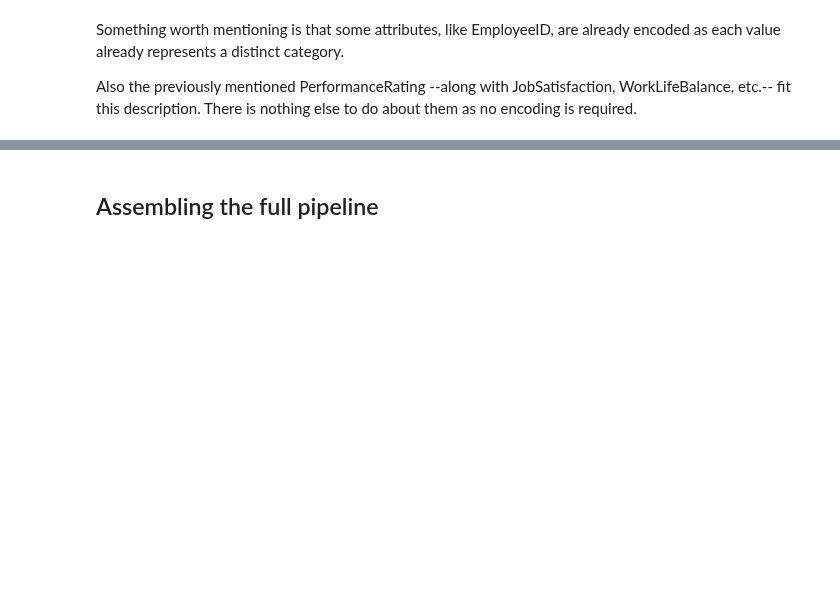
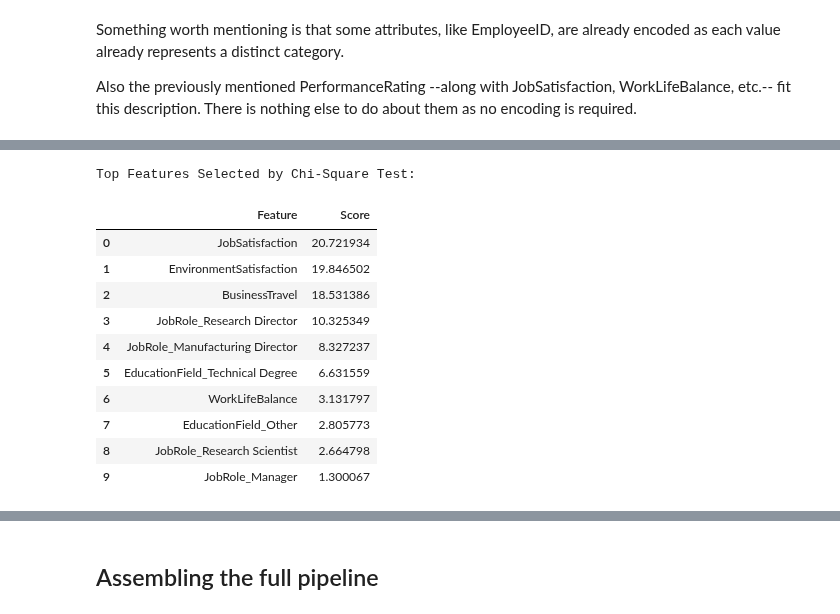
Before and after one commit to equisdel/INDIAI, a Jupyter notebook: test.ipynb, the cells around one changed output, grey strips where cells are left out. Saved outputs shown, nothing was run; the diff lists cells and outputs as text; code cells hidden in the pictures; blank space fills up the shorter version.

Commit message:
Feature Selection

```diff
--- a/test.ipynb
+++ b/test.ipynb
@@ -925,7 +923,6 @@ def Years_Cat_transf_value(column):
     labels = ['[0-2]', '[3-9]', '[10-14]', '[15-19]', '[20-40]']
     column = pd.to_numeric(column, errors='coerce')
     return pd.cut(column, bins=bins, labels=labels, right=False)
-
 
 def Days_Cat_transf_value(column):
     bins = [-1, 0, 2, 4, float('inf')]
@@ -960,7 +957,7 @@ merged_df['YearsWithCurrManager'] = Years_Cat_transf_value(merged_df['YearsWithC
 merged_df['TrainingTimesLastYear'] = Days_Cat_transf_value(merged_df['TrainingTimesLastYear'])
 merged_df['MonthlyIncome'] = Cap_value(merged_df['MonthlyIncome'])
 merged_df['NumCompaniesWorked'] = Cap_value(merged_df['NumCompaniesWorked'])
-merged_df = Drop_column('StockOptionLevel')
+#merged_df = Drop_column('StockOptionLevel')
 # %%
 merged_df[['TotalWorkingYears', 'YearsAtCompany', 'YearsSinceLastPromotion', 'YearsWithCurrManager', 'TrainingTimesLastYear', 'MonthlyIncome', 'NumCompaniesWorked']].head()
 # %% [output]
@@ -1103,8 +1125,7 @@ merged_df.head()
 # %%
 # Convert all columns to numeric where possible
-for col in general_data.columns:
-    general_data[col] = pd.to_numeric(general_data[col], errors='coerce')
+for col in merged_df.columns:
+    merged_df[col] = pd.to_numeric(merged_df[col], errors='coerce')
 
-# Check the result
-print(general_data.dtypes)
+print(merged_df.dtypes)
 # %% [output]
@@ -1129,0 +1171,36 @@ dtype: object
+# %%
+from sklearn.feature_selection import SelectKBest, chi2, SelectPercentile
+
+selector = SelectKBest(chi2,k=10)
+selector.fit_transform(Dataframe_categorical_2,merged_df[['Attrition']])
+
+# Get scores and feature names
+feature_scores = selector.scores_
+feature_names = Dataframe_categorical_2.columns
+
+# Create a DataFrame for better visualization
+score_df = pd.DataFrame({
+    'Feature': feature_names,
+    'Score': feature_scores
+})
+
+# Sort by score in descending order
+score_df = score_df.sort_values(by='Score', ascending=False).reset_index(drop=True)
+# %%
+
+# Display the top k features
+print("Top Features Selected by Chi-Square Test:")
+display(score_df.head(10))
+# %% [output]
+Top Features Selected by Chi-Square Test:
+|  | Feature | Score |
+| 0 | JobSatisfaction | 20.721934 |
+| 1 | EnvironmentSatisfaction | 19.846502 |
+| 2 | BusinessTravel | 18.531386 |
+| 3 | JobRole_Research Director | 10.325349 |
+| 4 | JobRole_Manufacturing Director | 8.327237 |
+| 5 | EducationField_Technical Degree | 6.631559 |
+| 6 | WorkLifeBalance | 3.131797 |
+| 7 | EducationField_Other | 2.805773 |
+| 8 | JobRole_Research Scientist | 2.664798 |
+| 9 | JobRole_Manager | 1.300067 |
```
Also changed, not shown: parts of 22 cells of this notebook.
